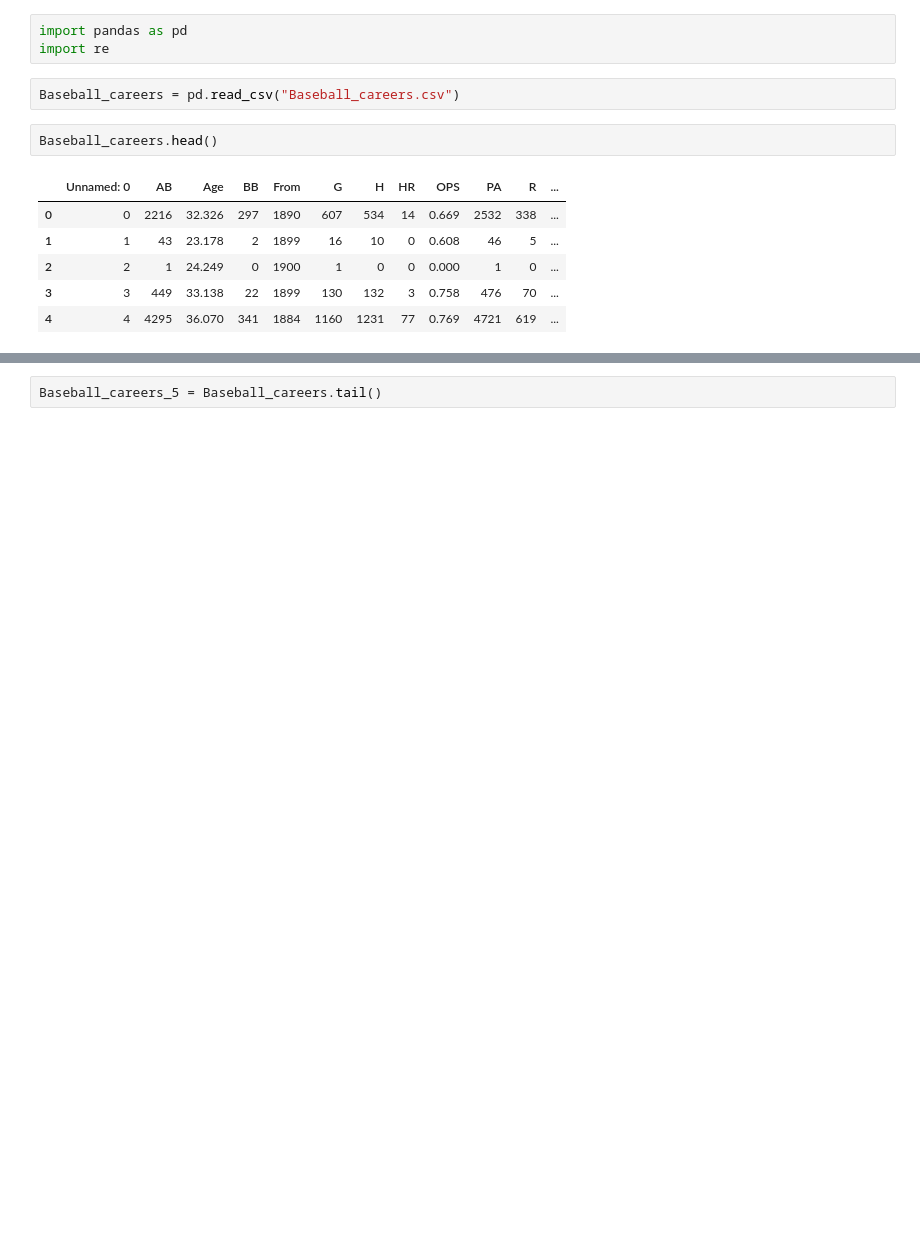
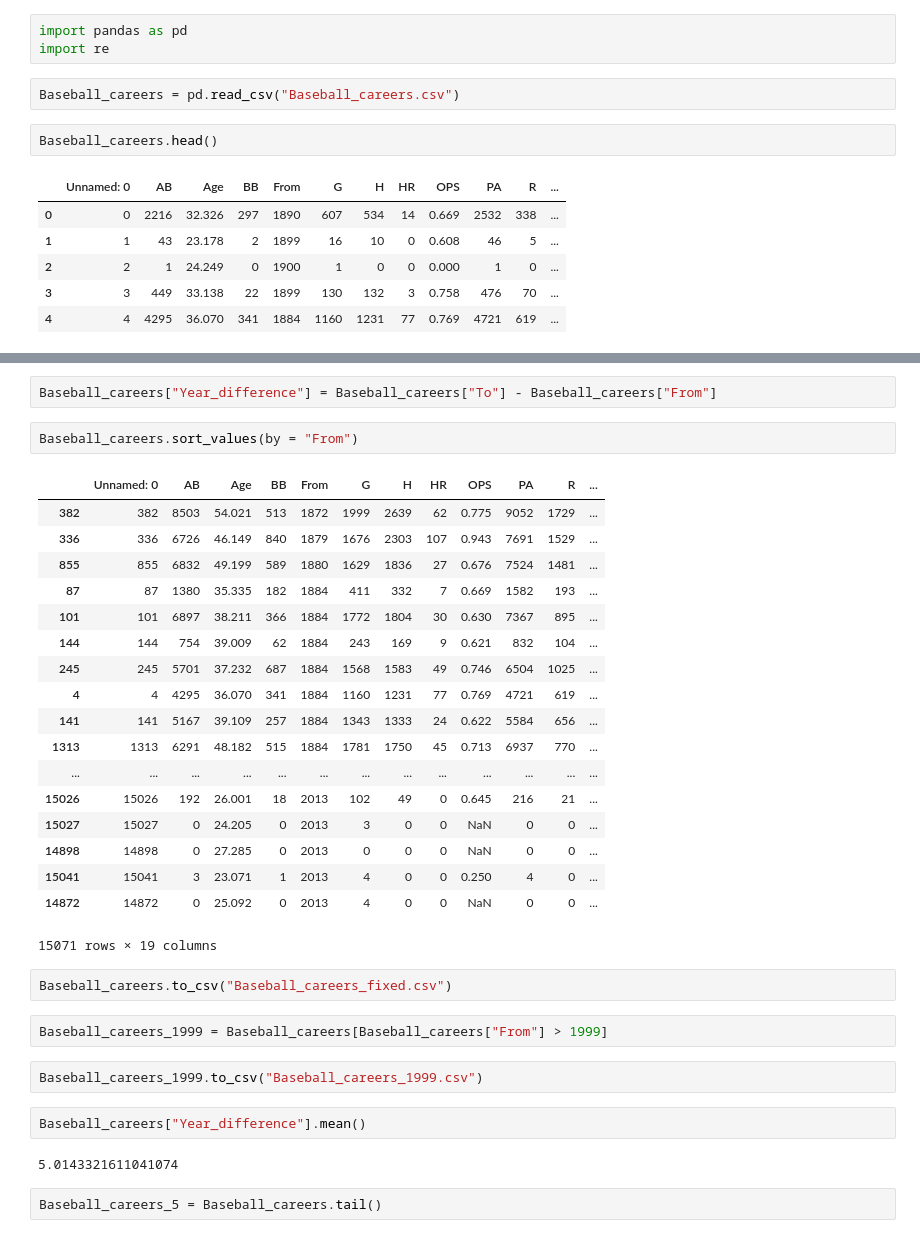
Before and after one commit to JulienAssouline/data-studios-projects, a Jupyter notebook: code/Baseball_life/Baseball life analysis.ipynb, the cells around one changed output, grey strips where cells are left out. Saved outputs shown, nothing was run; the diff lists cells and outputs as text; blank space fills up the shorter version.

```diff
--- a/code/Baseball_life/Baseball life analysis.ipynb
+++ b/code/Baseball_life/Baseball life analysis.ipynb
@@ -15,2 +36,35 @@ Baseball_careers.head()
+# %%
+Baseball_careers["Year_difference"] = Baseball_careers["To"] - Baseball_careers["From"]
+# %%
+Baseball_careers.sort_values(by = "From")
+# %% [output]
+|  | Unnamed: 0 | AB | Age | BB | From | G | H | HR | OPS | PA | R | ... |
+| 382 | 382 | 8503 | 54.021 | 513 | 1872 | 1999 | 2639 | 62 | 0.775 | 9052 | 1729 | ... |
+| 336 | 336 | 6726 | 46.149 | 840 | 1879 | 1676 | 2303 | 107 | 0.943 | 7691 | 1529 | ... |
+| 855 | 855 | 6832 | 49.199 | 589 | 1880 | 1629 | 1836 | 27 | 0.676 | 7524 | 1481 | ... |
+| 87 | 87 | 1380 | 35.335 | 182 | 1884 | 411 | 332 | 7 | 0.669 | 1582 | 193 | ... |
+| 101 | 101 | 6897 | 38.211 | 366 | 1884 | 1772 | 1804 | 30 | 0.630 | 7367 | 895 | ... |
+| 144 | 144 | 754 | 39.009 | 62 | 1884 | 243 | 169 | 9 | 0.621 | 832 | 104 | ... |
+| 245 | 245 | 5701 | 37.232 | 687 | 1884 | 1568 | 1583 | 49 | 0.746 | 6504 | 1025 | ... |
+| 4 | 4 | 4295 | 36.070 | 341 | 1884 | 1160 | 1231 | 77 | 0.769 | 4721 | 619 | ... |
+| 141 | 141 | 5167 | 39.109 | 257 | 1884 | 1343 | 1333 | 24 | 0.622 | 5584 | 656 | ... |
+| 1313 | 1313 | 6291 | 48.182 | 515 | 1884 | 1781 | 1750 | 45 | 0.713 | 6937 | 770 | ... |
+| ... | ... | ... | ... | ... | ... | ... | ... | ... | ... | ... | ... | ... |
+| 15026 | 15026 | 192 | 26.001 | 18 | 2013 | 102 | 49 | 0 | 0.645 | 216 | 21 | ... |
+| 15027 | 15027 | 0 | 24.205 | 0 | 2013 | 3 | 0 | 0 | NaN | 0 | 0 | ... |
+| 14898 | 14898 | 0 | 27.285 | 0 | 2013 | 0 | 0 | 0 | NaN | 0 | 0 | ... |
+| 15041 | 15041 | 3 | 23.071 | 1 | 2013 | 4 | 0 | 0 | 0.250 | 4 | 0 | ... |
+| 14872 | 14872 | 0 | 25.092 | 0 | 2013 | 4 | 0 | 0 | NaN | 0 | 0 | ... |
+15071 rows × 19 columns
+# %%
+Baseball_careers.to_csv("Baseball_careers_fixed.csv")
+# %%
+Baseball_careers_1999 = Baseball_careers[Baseball_careers["From"] > 1999]
+# %%
+Baseball_careers_1999.to_csv("Baseball_careers_1999.csv")
+# %%
+Baseball_careers["Year_difference"].mean()
+# %% [output]
+5.0143321611041074
 # %%
 Baseball_careers_5 = Baseball_careers.tail()
```
Also changed, not shown: parts of 2 cells of this notebook, 9 other files.
